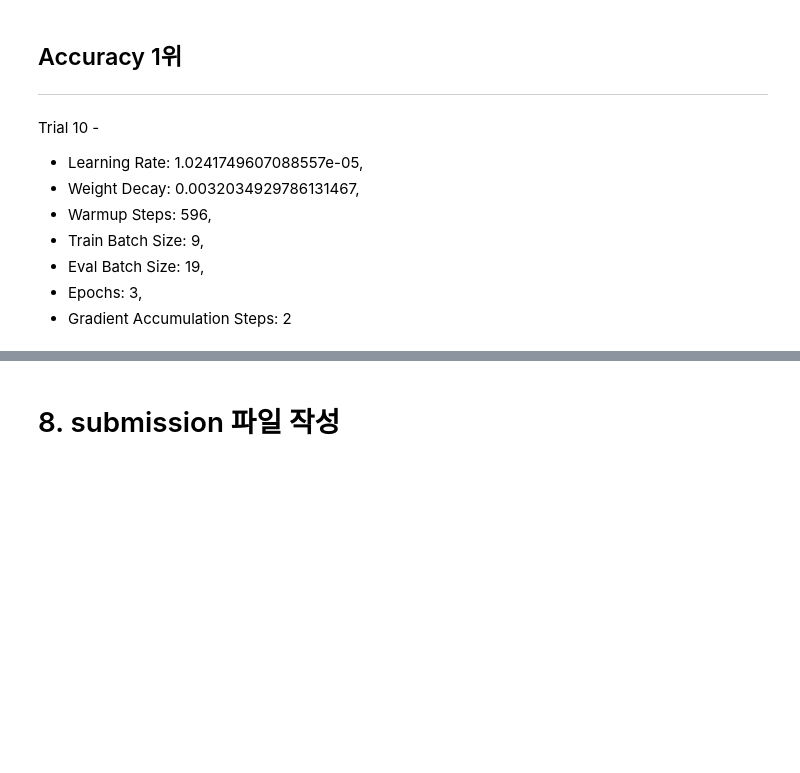
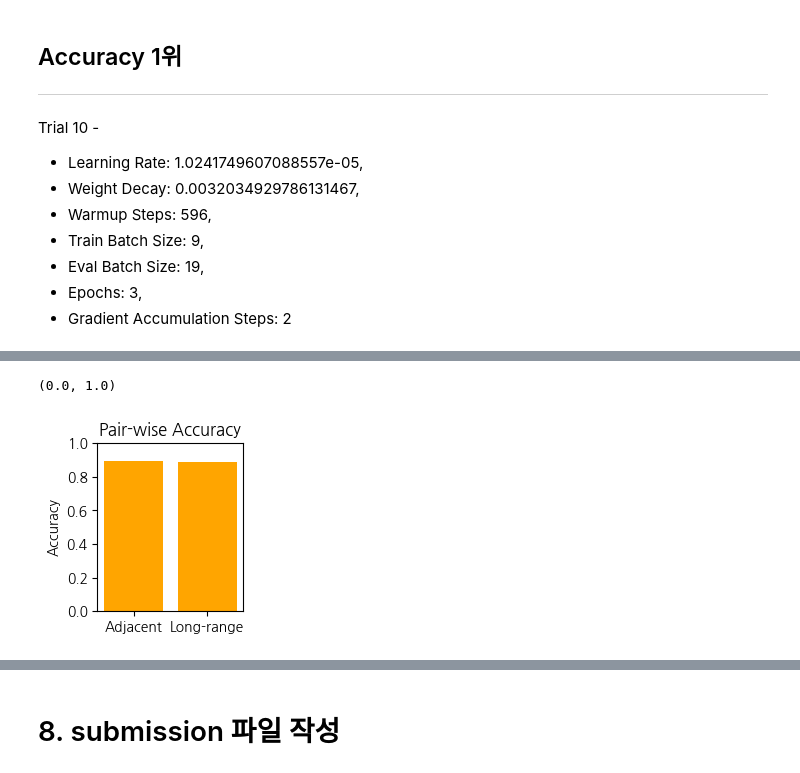
Before and after one commit to onewon1234/AI_DL_Project, a Jupyter notebook: KLUE-RoBERTa/train_paper.ipynb, the cells around one changed output, grey strips where cells are left out. Cells and saved outputs as stored; diff of their text form; code cells hidden in the pictures; blank space fills up the shorter version.

```diff
--- a/KLUE-RoBERTa/train_paper.ipynb
+++ b/KLUE-RoBERTa/train_paper.ipynb
@@ -543,0 +836,15 @@ trainer.save_model("./roberta_results/basemodel")
+# %%
+# 3. 쌍별 정확도
+plt.subplot(2, 3, 3)
+pair_metrics = ['Adjacent', 'Long-range']
+pair_values = [
+    order_metrics['adjacent_pair_accuracy'],
+    order_metrics['long_range_pair_accuracy']
+]
+plt.bar(pair_metrics, pair_values, color='orange')
+plt.title('Pair-wise Accuracy')
+plt.ylabel('Accuracy')
+plt.ylim(0, 1)
+# %% [output]
+(0.0, 1.0)
+[figure, added]
```
Also changed, not shown: parts of 42 cells of this notebook.
